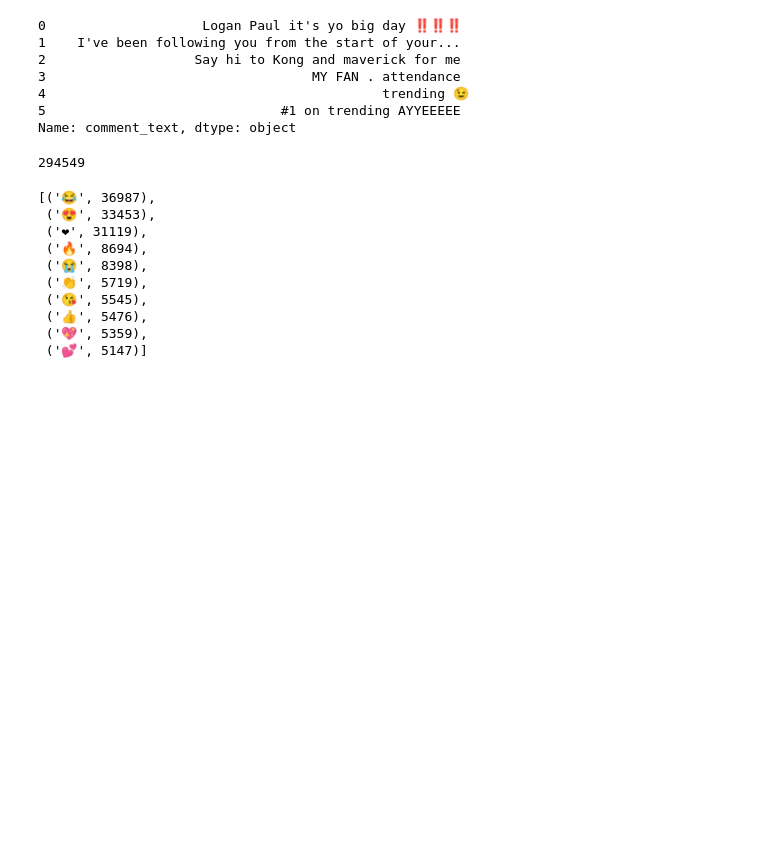
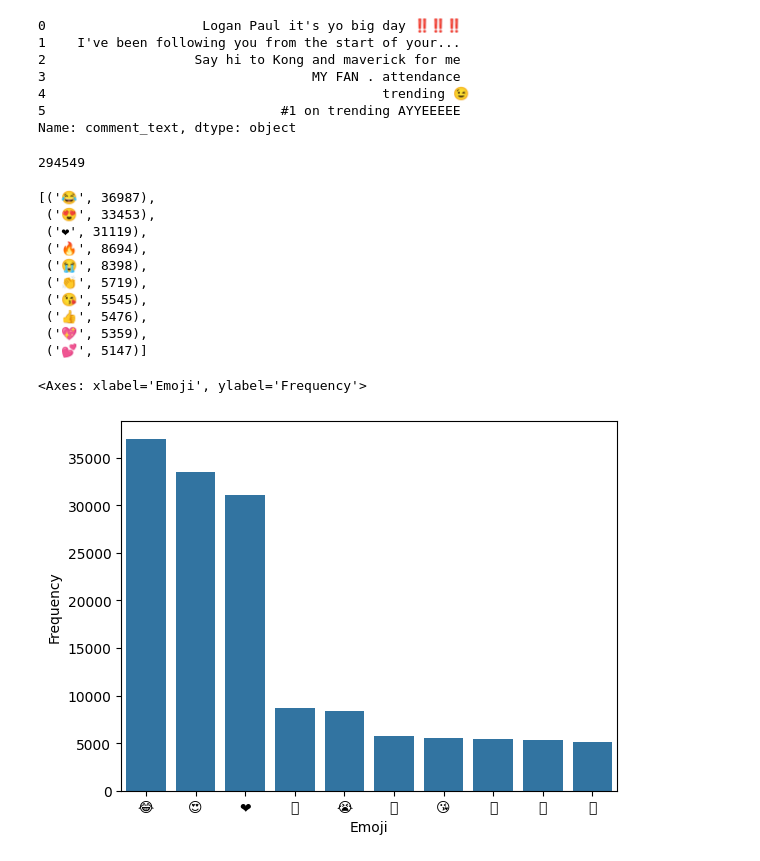
Before and after one commit to omerzzeybek9/Youtube-Text-Data-Analysis, a Jupyter notebook: Emoji Analysis.ipynb, the cells around one changed output. Cells and saved outputs as stored; diff of their text form; code cells hidden in the pictures; blank space fills up the shorter version.

```diff
--- a/Emoji Analysis.ipynb
+++ b/Emoji Analysis.ipynb
@@ -106,0 +106,8 @@ iplot([trace])
+# %%
+#Plotting the emojis (This is just for github because static charts cant be seen)
+data = pd.DataFrame({"Emoji" : emoji, "Frequency" : freqs})
+
+sns.barplot(x="Emoji", y="Frequency", data=data)
+# %% [output]
+<Axes: xlabel='Emoji', ylabel='Frequency'>
+[figure, added]
```
Also changed, not shown: parts of 3 cells of this notebook.
